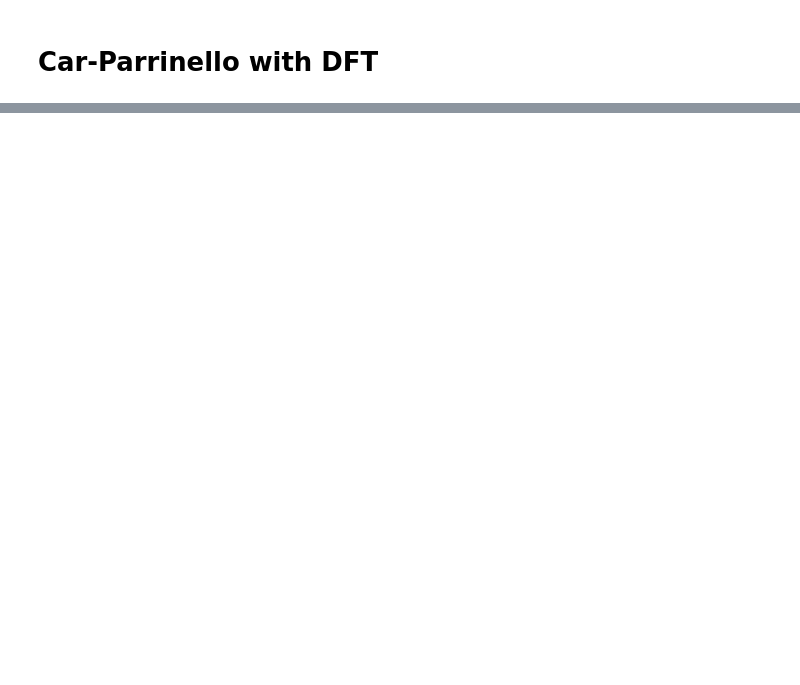
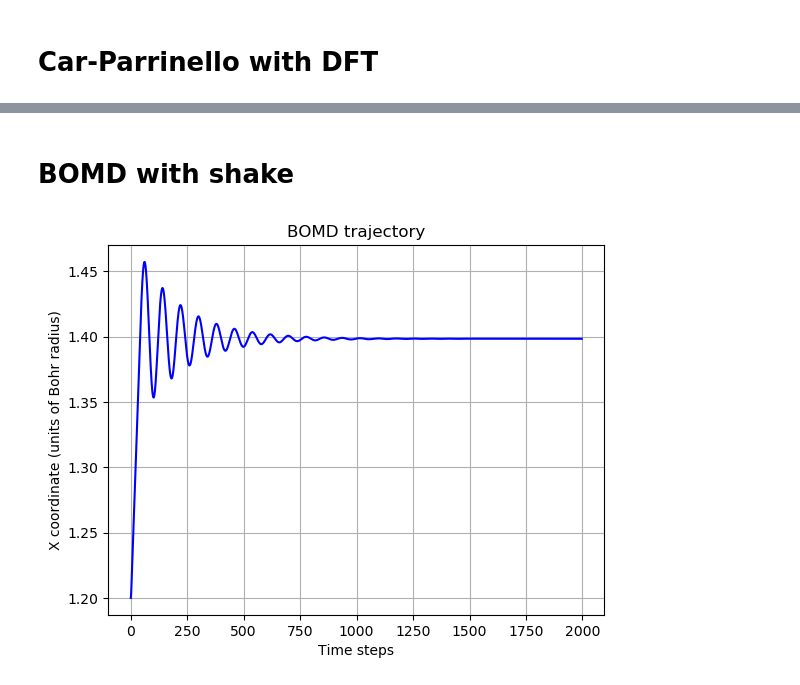
Before and after one commit to Peppone98/Quantum_MD_H2, a Jupyter notebook: CODE/plots.ipynb, the cells around one changed output, grey strips where cells are left out. Saved outputs shown, nothing was run; the diff lists cells and outputs as text; code cells hidden in the pictures; blank space fills up the shorter version.

```diff
--- a/CODE/plots.ipynb
+++ b/CODE/plots.ipynb
@@ -128,0 +157,13 @@ plt.plot(prod_scal[0])
+# %% [markdown]
+# BOMD with shake
+# %%
+BOMD = pd.read_csv(f'outputs/MD_BO_X_energies.txt', sep='\s+',header=None)
+BOMD = pd.DataFrame(BOMD)
+plt.plot(BOMD[0], 'b')
+plt.title('BOMD trajectory')
+plt.xlabel('Time steps')
+plt.grid()
+plt.ylabel('X coordinate (units of Bohr radius)')
+plt.savefig("outputs/pics/BOMD_traj.png")
+# %% [output]
+[figure, added]
```
Also changed, not shown: parts of 13 cells of this notebook, 20 other files.
